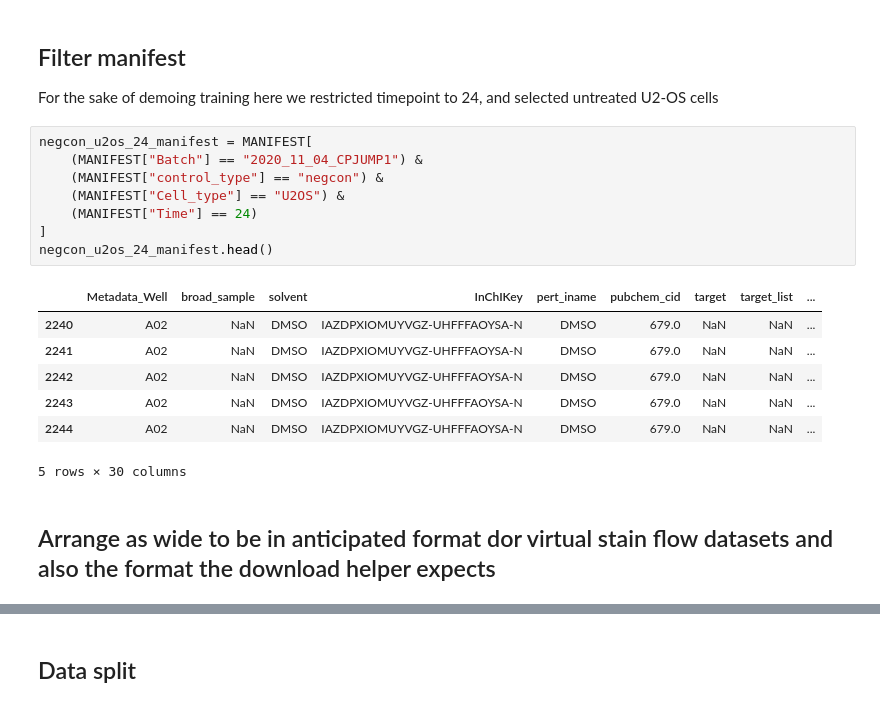
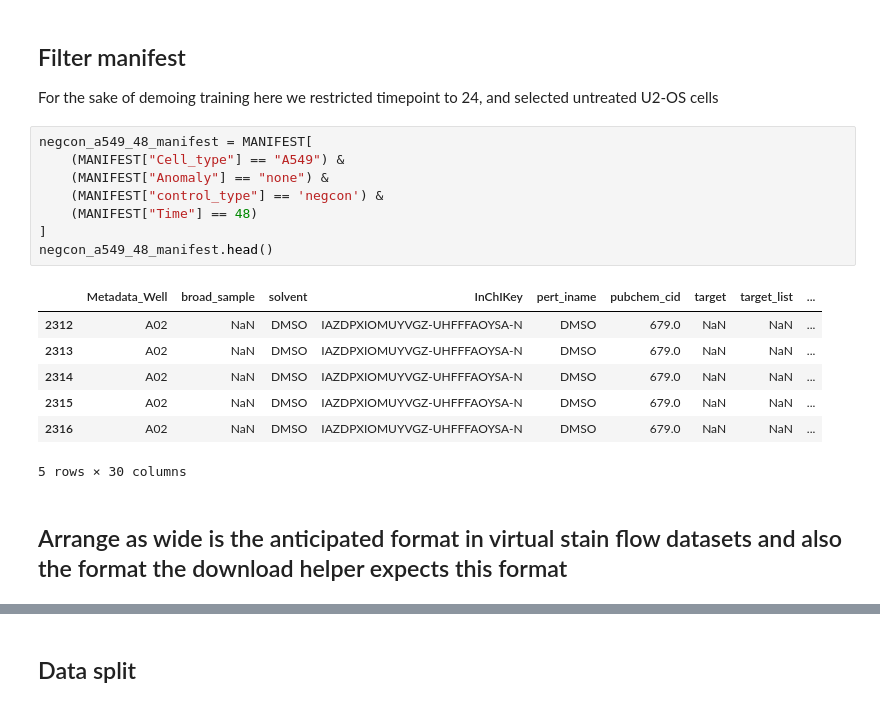
Before and after one commit to WayScience/virtual_stain_flow, a Jupyter notebook: examples/0.download_example_dataset.ipynb, the cells around one changed output, grey strips where cells are left out. Drawn from its saved outputs; the diff is of its cells as text.

Commit message:
Update script and change the data download filtering to A549 because the u2os untreated dataset looked blurry

```diff
--- a/examples/0.download_example_dataset.ipynb
+++ b/examples/0.download_example_dataset.ipynb
@@ -85,21 +85,21 @@ MANIFEST.head()
 ## Filter manifest
 For the sake of demoing training here we restricted timepoint to 24, and selected untreated U2-OS cells
 # %%
-negcon_u2os_24_manifest = MANIFEST[
-    (MANIFEST["Batch"] == "2020_11_04_CPJUMP1") &
-    (MANIFEST["control_type"] == "negcon") &
-    (MANIFEST["Cell_type"] == "U2OS") &
-    (MANIFEST["Time"] == 24)
+negcon_a549_48_manifest = MANIFEST[
+    (MANIFEST["Cell_type"] == "A549") &
+    (MANIFEST["Anomaly"] == "none") &
+    (MANIFEST["control_type"] == 'negcon') &
+    (MANIFEST["Time"] == 48)
 ]
-negcon_u2os_24_manifest.head()
+negcon_a549_48_manifest.head()
 # %% [output]
 |  | Metadata_Well | broad_sample | solvent | InChIKey | pert_iname | pubchem_cid | target | target_list | ... |
-| 2240 | A02 | NaN | DMSO | IAZDPXIOMUYVGZ-UHFFFAOYSA-N | DMSO | 679.0 | NaN | NaN | ... |
-| 2241 | A02 | NaN | DMSO | IAZDPXIOMUYVGZ-UHFFFAOYSA-N | DMSO | 679.0 | NaN | NaN | ... |
-| 2242 | A02 | NaN | DMSO | IAZDPXIOMUYVGZ-UHFFFAOYSA-N | DMSO | 679.0 | NaN | NaN | ... |
-| 2243 | A02 | NaN | DMSO | IAZDPXIOMUYVGZ-UHFFFAOYSA-N | DMSO | 679.0 | NaN | NaN | ... |
-| 2244 | A02 | NaN | DMSO | IAZDPXIOMUYVGZ-UHFFFAOYSA-N | DMSO | 679.0 | NaN | NaN | ... |
+| 2312 | A02 | NaN | DMSO | IAZDPXIOMUYVGZ-UHFFFAOYSA-N | DMSO | 679.0 | NaN | NaN | ... |
+| 2313 | A02 | NaN | DMSO | IAZDPXIOMUYVGZ-UHFFFAOYSA-N | DMSO | 679.0 | NaN | NaN | ... |
+| 2314 | A02 | NaN | DMSO | IAZDPXIOMUYVGZ-UHFFFAOYSA-N | DMSO | 679.0 | NaN | NaN | ... |
+| 2315 | A02 | NaN | DMSO | IAZDPXIOMUYVGZ-UHFFFAOYSA-N | DMSO | 679.0 | NaN | NaN | ... |
+| 2316 | A02 | NaN | DMSO | IAZDPXIOMUYVGZ-UHFFFAOYSA-N | DMSO | 679.0 | NaN | NaN | ... |
 5 rows × 30 columns
 # %% [markdown]
-## Arrange as wide to be in anticipated format dor virtual stain flow datasets and also the format the download helper expects
+## Arrange as wide is the anticipated format in virtual stain flow datasets and also the format the download helper expects this format
 # %%
```
Also changed, not shown: parts of 7 cells of this notebook, 1 other file.
